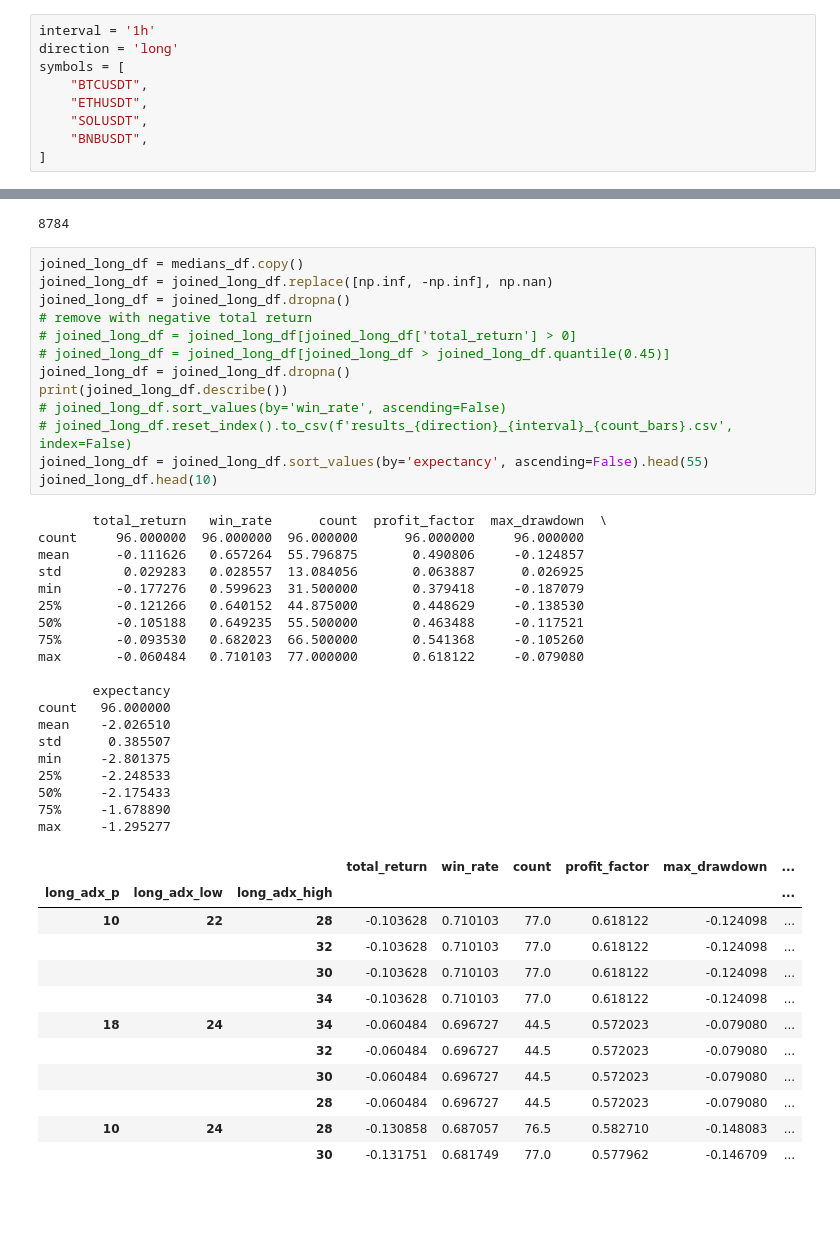
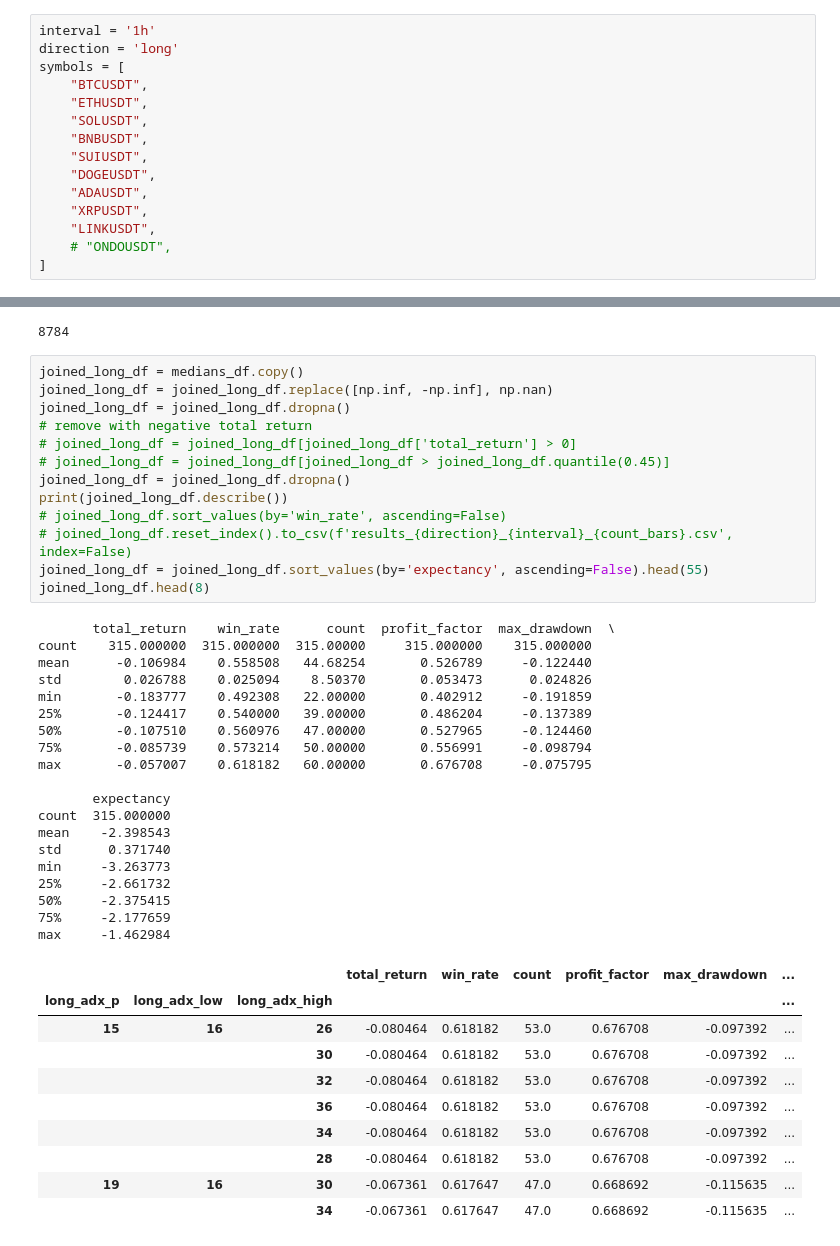
Before and after one commit to cqtrade/etrade, a Jupyter notebook: pstats/app/nb_mom_studies1_long.ipynb, the cells around one changed output, grey strips where cells are left out. Drawn from its saved outputs; the diff is of its cells as text; blank space fills up the shorter version.

```diff
--- a/pstats/app/nb_mom_studies1_long.ipynb
+++ b/pstats/app/nb_mom_studies1_long.ipynb
@@ -14,6 +14,12 @@ symbols = [
     "ETHUSDT",
     "SOLUSDT",
     "BNBUSDT",
+    "SUIUSDT",
+    "DOGEUSDT",
+    "ADAUSDT",
+    "XRPUSDT",
+    "LINKUSDT",
+    # "ONDOUSDT",
 ]
 # %%
 params = params_long()
@@ -53,48 +79,46 @@ print(count_bars)
 # %%
 joined_long_df = medians_df.copy()
 joined_long_df = joined_long_df.replace([np.inf, -np.inf], np.nan)
 joined_long_df = joined_long_df.dropna()
 # remove with negative total return
 # joined_long_df = joined_long_df[joined_long_df['total_return'] > 0]
 # joined_long_df = joined_long_df[joined_long_df > joined_long_df.quantile(0.45)]
 joined_long_df = joined_long_df.dropna()
 print(joined_long_df.describe())
 # joined_long_df.sort_values(by='win_rate', ascending=False)
 # joined_long_df.reset_index().to_csv(f'results_{direction}_{interval}_{count_bars}.csv', index=False)
 joined_long_df = joined_long_df.sort_values(by='expectancy', ascending=False).head(55)
-joined_long_df.head(10)
+joined_long_df.head(8)
 # %% [output]
-       total_return   win_rate      count  profit_factor  max_drawdown  \
-count     96.000000  96.000000  96.000000      96.000000     96.000000
-mean      -0.111626   0.657264  55.796875       0.490806     -0.124857
-std        0.029283   0.028557  13.084056       0.063887      0.026925
-min       -0.177276   0.599623  31.500000       0.379418     -0.187079
-25%       -0.121266   0.640152  44.875000       0.448629     -0.138530
-50%       -0.105188   0.649235  55.500000       0.463488     -0.117521
-75%       -0.093530   0.682023  66.500000       0.541368     -0.105260
-max       -0.060484   0.710103  77.000000       0.618122     -0.079080
+       total_return    win_rate      count  profit_factor  max_drawdown  \
+count    315.000000  315.000000  315.00000     315.000000    315.000000
+mean      -0.106984    0.558508   44.68254       0.526789     -0.122440
+std        0.026788    0.025094    8.50370       0.053473      0.024826
+min       -0.183777    0.492308   22.00000       0.402912     -0.191859
+25%       -0.124417    0.540000   39.00000       0.486204     -0.137389
+50%       -0.107510    0.560976   47.00000       0.527965     -0.124460
+75%       -0.085739    0.573214   50.00000       0.556991     -0.098794
+max       -0.057007    0.618182   60.00000       0.676708     -0.075795
 
        expectancy
-count   96.000000
-mean    -2.026510
-std      0.385507
-min     -2.801375
-25%     -2.248533
-50%     -2.175433
-75%     -1.678890
-max     -1.295277
+count  315.000000
+mean    -2.398543
+std      0.371740
+min     -3.263773
+25%     -2.661732
+50%     -2.375415
+75%     -2.177659
+max     -1.462984
 |  |  |  | total_return | win_rate | count | profit_factor | max_drawdown | ... |
 | long_adx_p | long_adx_low | long_adx_high |  |  |  |  |  | ... |
-| 10 | 22 | 28 | -0.103628 | 0.710103 | 77.0 | 0.618122 | -0.124098 | ... |
-|  |  | 32 | -0.103628 | 0.710103 | 77.0 | 0.618122 | -0.124098 | ... |
-|  |  | 30 | -0.103628 | 0.710103 | 77.0 | 0.618122 | -0.124098 | ... |
-|  |  | 34 | -0.103628 | 0.710103 | 77.0 | 0.618122 | -0.124098 | ... |
-| 18 | 24 | 34 | -0.060484 | 0.696727 | 44.5 | 0.572023 | -0.079080 | ... |
-|  |  | 32 | -0.060484 | 0.696727 | 44.5 | 0.572023 | -0.079080 | ... |
-|  |  | 30 | -0.060484 | 0.696727 | 44.5 | 0.572023 | -0.079080 | ... |
-|  |  | 28 | -0.060484 | 0.696727 | 44.5 | 0.572023 | -0.079080 | ... |
-| 10 | 24 | 28 | -0.130858 | 0.687057 | 76.5 | 0.582710 | -0.148083 | ... |
-|  |  | 30 | -0.131751 | 0.681749 | 77.0 | 0.577962 | -0.146709 | ... |
+| 15 | 16 | 26 | -0.080464 | 0.618182 | 53.0 | 0.676708 | -0.097392 | ... |
+|  |  | 30 | -0.080464 | 0.618182 | 53.0 | 0.676708 | -0.097392 | ... |
+|  |  | 32 | -0.080464 | 0.618182 | 53.0 | 0.676708 | -0.097392 | ... |
+|  |  | 36 | -0.080464 | 0.618182 | 53.0 | 0.676708 | -0.097392 | ... |
+|  |  | 34 | -0.080464 | 0.618182 | 53.0 | 0.676708 | -0.097392 | ... |
+|  |  | 28 | -0.080464 | 0.618182 | 53.0 | 0.676708 | -0.097392 | ... |
+| 19 | 16 | 30 | -0.067361 | 0.617647 | 47.0 | 0.668692 | -0.115635 | ... |
+|  |  | 34 | -0.067361 | 0.617647 | 47.0 | 0.668692 | -0.115635 | ... |
 # %%
 dfc = joined_long_df.copy()
 joined_best_orig_df, pf_dict = compact_best_medians(
```
Also changed, not shown: parts of 5 cells of this notebook, 5 other files.
